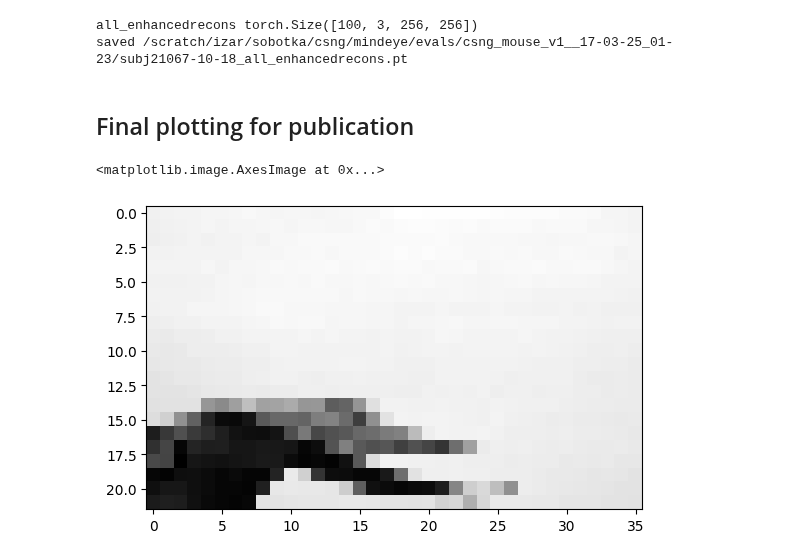
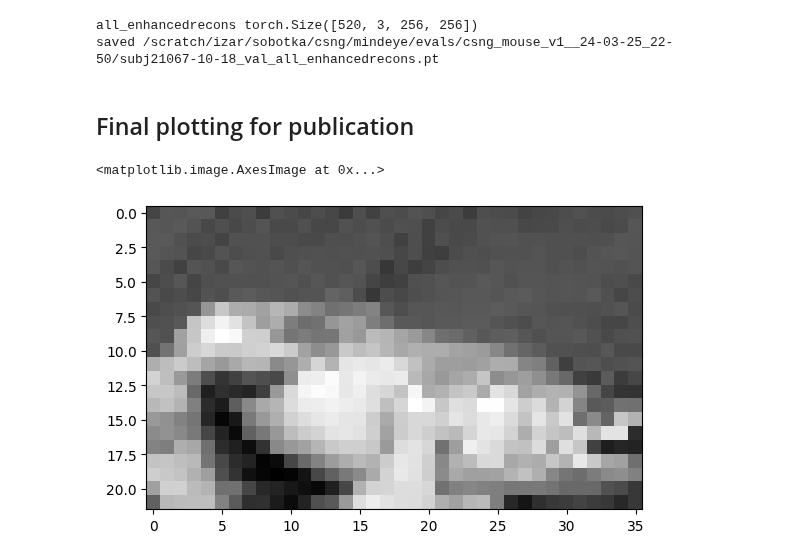
Before and after one commit to Johnny1188/meicoder, a Jupyter notebook: pkgs/MindEyeV2/src/enhanced_recon_inference_csng.ipynb, the cells around one changed output. Saved outputs shown, nothing was run; the diff lists cells and outputs as text; code cells hidden in the pictures.

Commit message:
update mindeye

```diff
--- a/pkgs/MindEyeV2/src/enhanced_recon_inference_csng.ipynb
+++ b/pkgs/MindEyeV2/src/enhanced_recon_inference_csng.ipynb
@@ -347,23 +357,24 @@ for img_idx in tqdm(range(len(all_recons))):
 
 all_enhancedrecons = transforms.Resize((256,256))(all_enhancedrecons).float()
 print("all_enhancedrecons", all_enhancedrecons.shape)
-torch.save(all_enhancedrecons,f"{evals_dir}/{subj_name}_all_enhancedrecons.pt")
-print(f"saved {evals_dir}/{subj_name}_all_enhancedrecons.pt")
+torch.save(all_enhancedrecons,f"{evals_dir}/{subj_name}_{data_tier}_all_enhancedrecons.pt")
+print(f"saved {evals_dir}/{subj_name}_{data_tier}_all_enhancedrecons.pt")
 
 if not utils.is_interactive():
     sys.exit(0)
 # %% [output]
-all_enhancedrecons torch.Size([100, 3, 256, 256])
-saved /scratch/izar/sobotka/csng/mindeye/evals/csng_mouse_v1__17-03-25_01-23/subj21067-10-18_all_enhancedrecons.pt
+all_enhancedrecons torch.Size([520, 3, 256, 256])
+saved /scratch/izar/sobotka/csng/mindeye/evals/csng_mouse_v1__24-03-25_22-50/subj21067-10-18_val_all_enhancedrecons.pt
 # %% [markdown]
 ## Final plotting for publication
 # %%
 subj_name = "subj21067-10-18"
+data_tier = "val"
 # subj_name = "subj06"
 # subj_name = "subjcat_v1"
-loaded_all_images = torch.load(f"{evals_dir}/{subj_name}_all_images.pt")
-loaded_all_blurryrecons = torch.load(f"{evals_dir}/{subj_name}_all_blurryrecons.pt")
-loaded_all_enhancedrecons = torch.load(f"{evals_dir}/{subj_name}_all_enhancedrecons.pt")
+loaded_all_images = torch.load(f"{evals_dir}/{subj_name}_{data_tier}_all_images.pt")
+loaded_all_blurryrecons = torch.load(f"{evals_dir}/{subj_name}_{data_tier}_all_blurryrecons.pt")
+loaded_all_enhancedrecons = torch.load(f"{evals_dir}/{subj_name}_{data_tier}_all_enhancedrecons.pt")
 # %%
 ### get image mean and std for inverting z-scoring
 _dls, _ = get_dataloaders(cfg)
@@ -379,7 +390,7 @@ if "data_name" not in cfg:
         raise NotImplementedError
 
 if cfg["data_name"] == "brainreader_mouse":
-    zscore_trans = _dls["test"][cfg["data_name"]].datasets[list(cfg["model"]["num_voxels"].keys()).index(subj_name)].stim_transform.transforms[-1]
+    zscore_trans = _dls[data_tier][cfg["data_name"]].datasets[list(cfg["model"]["num_voxels"].keys()).index(subj_name)].stim_transform.transforms[-1]
     assert isinstance(zscore_trans, transforms.Normalize)
     assert isinstance(zscore_trans.mean, float)
 
@@ -392,34 +403,34 @@ if cfg["data_name"] == "brainreader_mouse":
             mean=-zscore_trans.mean,
             std=1.
         )
     ])
 elif cfg["data_name"] == "mouse_v1":
     dset = _dls["train"][cfg["data_name"]].datasets[list(cfg["model"]["num_voxels"].keys()).index(subj_name)]
     assert dset.transforms[0]._inputs_mean > 50 # check that indeed the not z-scored data is 0-255
     inv_zscore_trans = lambda x: dset.transforms[0]._itransforms["images"](x) / 255
 elif cfg["data_name"] == "cat_v1":
     dset = _dls["train"][cfg["data_name"]].datasets[list(cfg["model"]["num_voxels"].keys()).index(subj_name)]
     mean, std = dset.stim_transform.transforms[-1].mean, dset.stim_transform.transforms[-1].std
     inv_zscore_trans = transforms.Compose([
         transforms.Normalize(
             mean=0,
             std=1/std
         ),
         transforms.Normalize(
             mean=-mean,
             std=1
         ),
         transforms.Normalize(
             mean=0,
             std=100
         )
     ])
 else:
     raise NotImplementedError
 plt.imshow(inv_zscore_trans(loaded_all_images[[0]])[0,0], cmap="gray")
 # %% [output]
 <matplotlib.image.AxesImage at 0x...>
-[figure, old version]
+[figure, new version]
 # %%
 ### prepare data for visualization
 if cfg["data_name"] == "brainreader_mouse":
```
Also changed, not shown: parts of 7 cells of this notebook.
